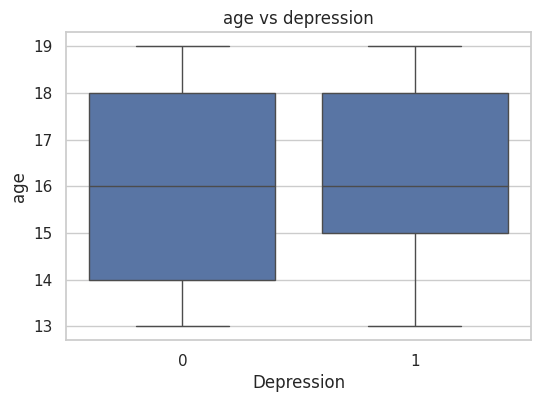
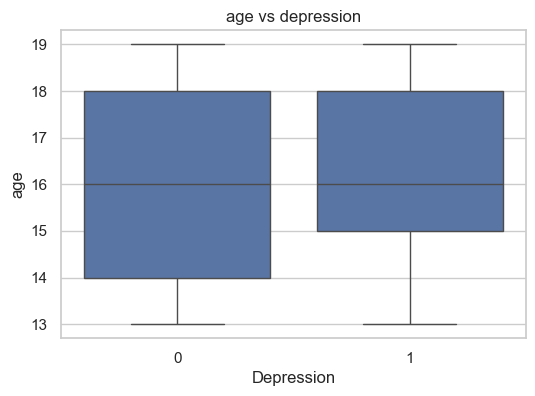
Unified diff of the notebook cell whose output changed from the first chart to the second:
--- before
+++ after
@@ -4,5 +4,5 @@
     plt.figure(figsize=(6,4))
     sns.boxplot(data=mental_health, x="depression_label", y=feature)
-    plt.title(f"{feature.replace("_"," ")} vs depression")
+    plt.title(f"{feature.replace('_',' ')} vs depression")
     plt.xlabel("Depression")
     plt.ylabel(f"{feature}")

Commit: Improved explanation